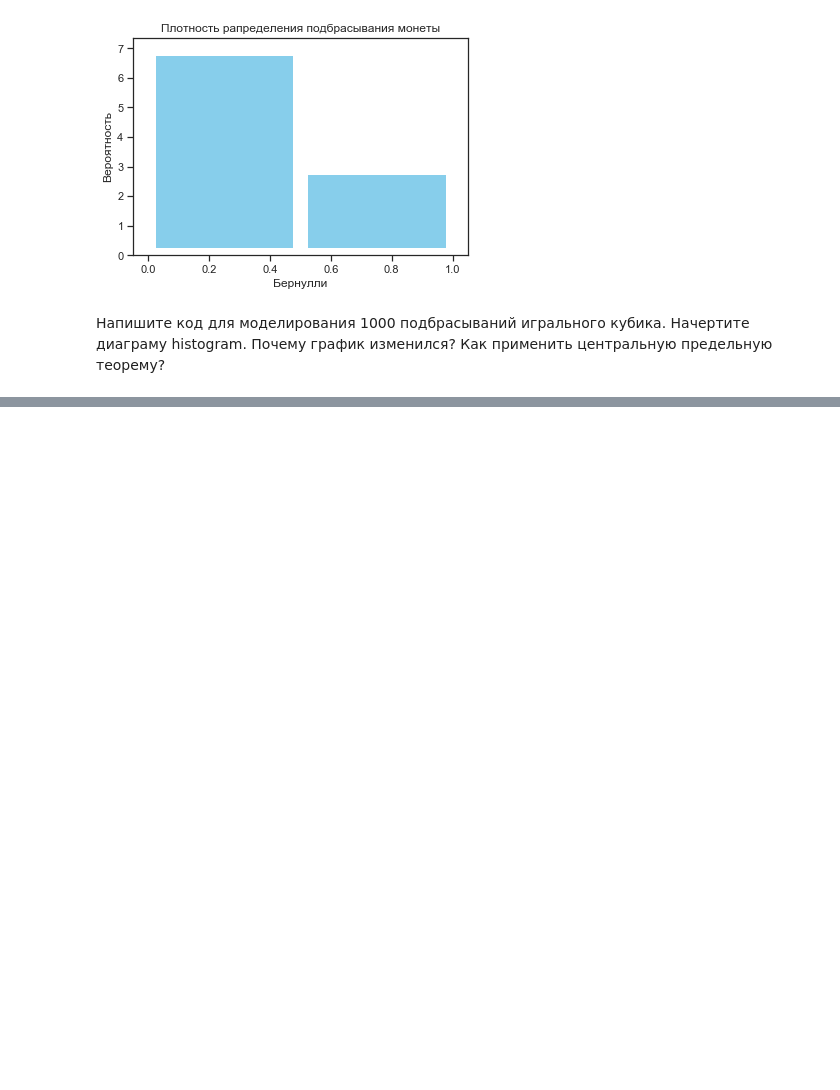
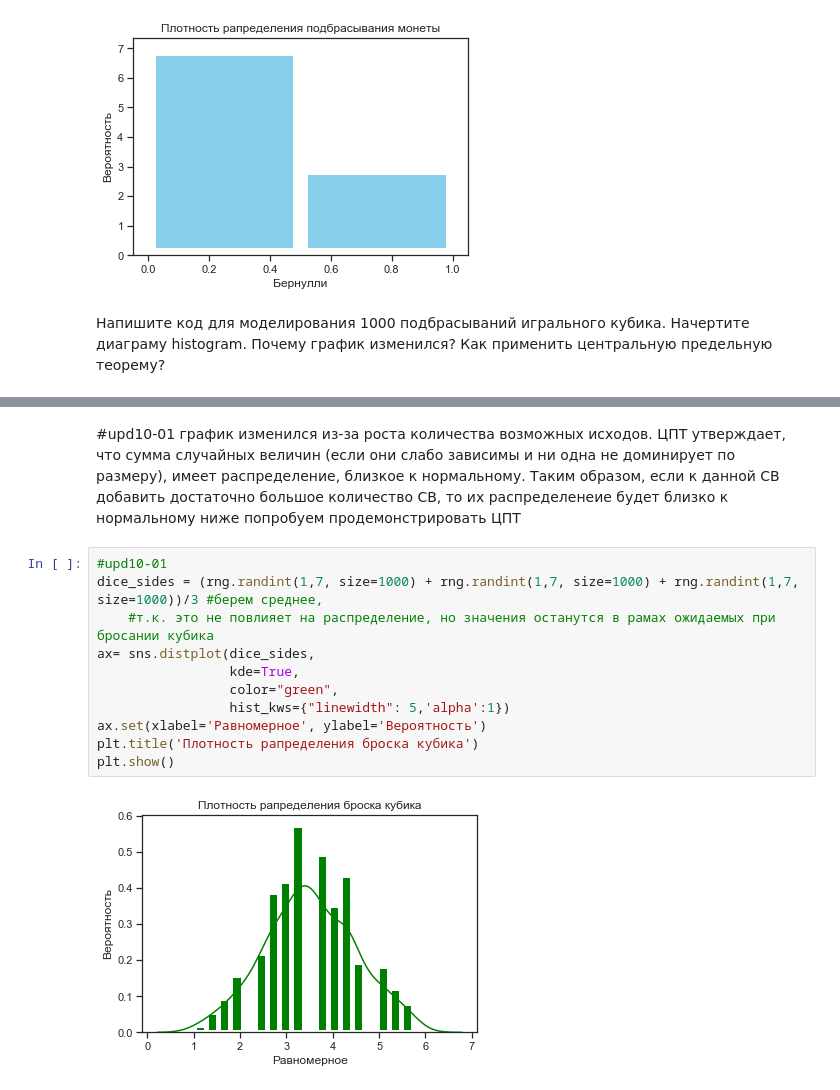
Before and after one commit to galinove/netology_pyda, a Jupyter notebook: Homeworks/dz_2_statistics.ipynb, the cells around one changed output, grey strips where cells are left out. Drawn from its saved outputs; the diff is of its cells as text; blank space fills up the shorter version.

```diff
--- a/Homeworks/dz_2_statistics.ipynb
+++ b/Homeworks/dz_2_statistics.ipynb
@@ -229,0 +241,20 @@ plt.show()
+# %% [markdown]
+#upd10-01
+график изменился из-за роста количества возможных исходов.
+ЦПТ утверждает, что сумма случайных величин (если они слабо зависимы и ни одна не доминирует по размеру),
+имеет распределение, близкое к нормальному.  Таким образом, если к данной СВ добавить достаточно большое количество
+СВ, то их распределенеие будет близко к нормальному
+ниже попробуем продемонстрировать ЦПТ
+# %%
+#upd10-01
+dice_sides = (rng.randint(1,7, size=1000) + rng.randint(1,7, size=1000) + rng.randint(1,7, size=1000))/3 #берем среднее,
+    #т.к. это не повлияет на распределение, но значения останутся в рамах ожидаемых при бросании кубика
+ax= sns.distplot(dice_sides,
+                 kde=True,
+                 color="green",
+                 hist_kws={"linewidth": 5,'alpha':1})
+ax.set(xlabel='Равномерное', ylabel='Вероятность')
+plt.title('Плотность рапределения броска кубика')
+plt.show()
+# %% [output]
+[figure, added]
```
Also changed, not shown: parts of 3 cells of this notebook.
